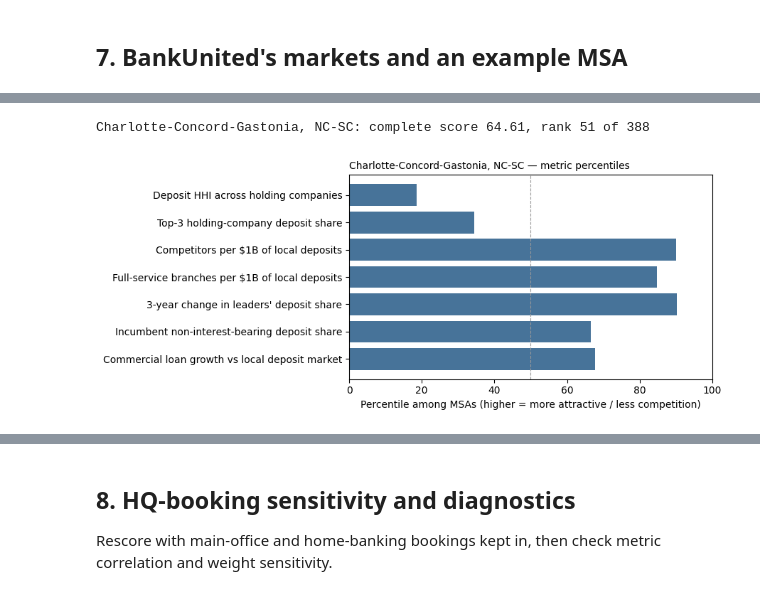
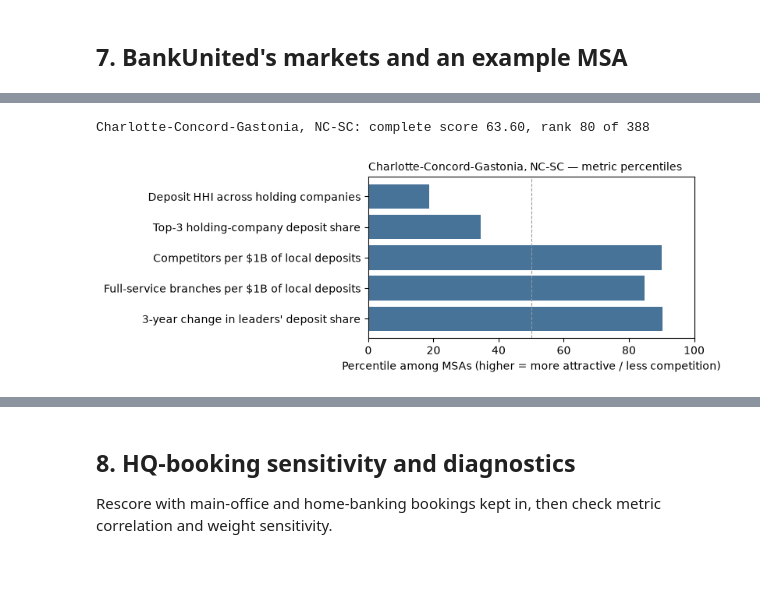
Before and after one commit to Kottakotavenkatakeerthika/bankunited-market-expansion, a Jupyter notebook: notebooks/pillar3_competition.ipynb, the cells around one changed output, grey strips where cells are left out. Drawn from its saved outputs; the diff is of its cells as text; code cells hidden in the pictures; blank space fills up the shorter version.

```diff
--- a/notebooks/pillar3_competition.ipynb
+++ b/notebooks/pillar3_competition.ipynb
@@ -131,22 +130,18 @@ Baseline = equal weight on all five  metrics. Direction is **Lower** = more attr
 # %%
 WEIGHTS = {
     # Concentration
-    "deposit_hhi":             1 / 7,   # P3-01
-    "top3_share":              1 / 7,   # P3-02
+    "deposit_hhi":             1 / 5,   # P3-01
+    "top3_share":              1 / 5,   # P3-02
     # Market thinness
-    "competitors_per_billion": 1 / 7,   # P3-03
-    "branches_per_billion":    1 / 7,   # P3-04
+    "competitors_per_billion": 1 / 5,   # P3-03
+    "branches_per_billion":    1 / 5,   # P3-04
     # Opening
-    "leader_share_change":     1 / 7,   # P3-07
-    # T26 additions
-    "deposit_mix_nib":         1 / 7,   # P3-08
-    "loan_growth_vs_market":   1 / 7,   # P3-09
+    "leader_share_change":     1 / 5,   # P3-07
 }
 
 SETTINGS = {
     "score_year": 2024,
     "hq_adjusted": True,   # exclude main-office + home-banking bookings
-    "data_version": "data-v0.5",
 }
 EXAMPLE_CBSA = "16740"   # Charlotte
 PILLAR_TAG = "pillar3"
@@ -160,6 +155,6 @@ universe = (
 CBSAS = list(universe.index)
 TITLE = universe.cbsa_title.to_dict()
 N_MSA = len(CBSAS)
-print(f"universe: {N_MSA} MSAs in {SETTINGS['score_year']} ({SETTINGS['data_version']})")
+print(f"universe: {N_MSA} MSAs in {SETTINGS['score_year']}")
 print("edit WEIGHTS above, then Run All to rescore")
 # %% [output]
@@ -191,10 +184,6 @@ REGISTRY = pd.DataFrame([
      "bank_msa_year SOD", "available", "P3-04"),
     ("leader_share_change", "3-year change in leaders' deposit share", "Opening", "Lower", "2021→2024",
      "bank_msa_year SOD", "available", "P3-07"),
-    ("deposit_mix_nib", "Incumbent non-interest-bearing deposit share", "mix", "Higher", "June 2024",
-     "bank_quarter NIB × bank_msa_year SOD", "available", "P3-08"),
-    ("loan_growth_vs_market", "Commercial loan growth vs local deposit market", "growth", "Higher", "2019→2024 CAGR gap",
-     "bank_quarter C&I+CRE + bank_msa_year SOD", "available", "P3-09"),
 ], columns=["key", "label", "group", "direction", "period", "source", "status", "metric_id"]).set_index("key")
 
 EFFECTIVE = check_weights(WEIGHTS, REGISTRY)
@@ -255,7 +233,7 @@ All required columns and periods present: SOD 2024, SOD 2021 (for P3-07), Call J
 
 SOD competition metrics (HQ-adjusted by default). Competitors = top holding companies. Built with `src/pillar3_competition.compute_all`, then scored in this notebook.
 # %%
-tables = {"msa_year": msa_year, "bank_msa_year": bank_msa_year, "bank_quarter": bank_quarter}
+tables = {"msa_year": msa_year, "bank_msa_year": bank_msa_year}
 long = p3.compute_all(tables, hq_adjusted=SETTINGS["hq_adjusted"])
 wide = p3.to_wide(long)
 snap = wide[wide["year"] == SETTINGS["score_year"]].set_index("cbsa_code").reindex(CBSAS)
@@ -288,8 +264,6 @@ FORMAT = {
     "competitors_per_billion": FMT_NUM,
     "branches_per_billion": FMT_NUM,
     "leader_share_change": FMT_PCT,
-    "deposit_mix_nib": FMT_PCT,
-    "loan_growth_vs_market": FMT_PCT,
 }
 metrics.join(pd.Series(TITLE, name="msa")).set_index("msa", append=True).loc[:, ACTIVE].head(10)
 # %% [output]
@@ -374,31 +348,31 @@ bu_markets.sort_values("rank").round(2)
 # %%
 ex = EXAMPLE_CBSA
 breakdown = pd.DataFrame({
     "metric": REGISTRY.loc[ACTIVE, "label"],
     "raw value": [FORMAT[k](metrics.loc[ex, k]) for k in ACTIVE],
     "percentile": P.loc[ex, ACTIVE].round(1),
     "weight": [f"{EFFECTIVE[k]:.1%}" for k in ACTIVE],
     "points": contrib.loc[ex, ACTIVE].round(2),
 })
 print(
     f"{TITLE[ex]}: complete score {results.loc[ex, 'complete_score']:.2f}, "
     f"rank {results.loc[ex, 'rank']:.0f} of {int(results['rank'].notna().sum())}"
 )
 try:
     import matplotlib.pyplot as plt
-    fig, ax = plt.subplots(figsize=(9, 0.4 * len(ACTIVE) + 1))
+    fig, ax = plt.subplots(figsize=(8, 0.4 * len(ACTIVE) + 1))
     b = breakdown.iloc[::-1]
     ax.barh(b["metric"], b["percentile"], color="#477399")
     ax.axvline(50, color="#999", lw=0.8, ls="--")
     ax.set_xlim(0, 100)
     ax.set_xlabel("Percentile among MSAs (higher = more attractive / less competition)")
     ax.set_title(f"{TITLE[ex]} — metric percentiles", loc="left", fontsize=10)
     plt.tight_layout()
     plt.show()
 except ImportError:
     print("matplotlib not installed; table only.")
 breakdown
 # %% [output]
-Charlotte-Concord-Gastonia, NC-SC: complete score 64.61, rank 51 of 388
+Charlotte-Concord-Gastonia, NC-SC: complete score 63.60, rank 80 of 388
-[figure, old version]
+[figure, new version]
 |  | metric | raw value | percentile | weight | points |
```
Also changed, not shown: parts of 20 cells of this notebook.
